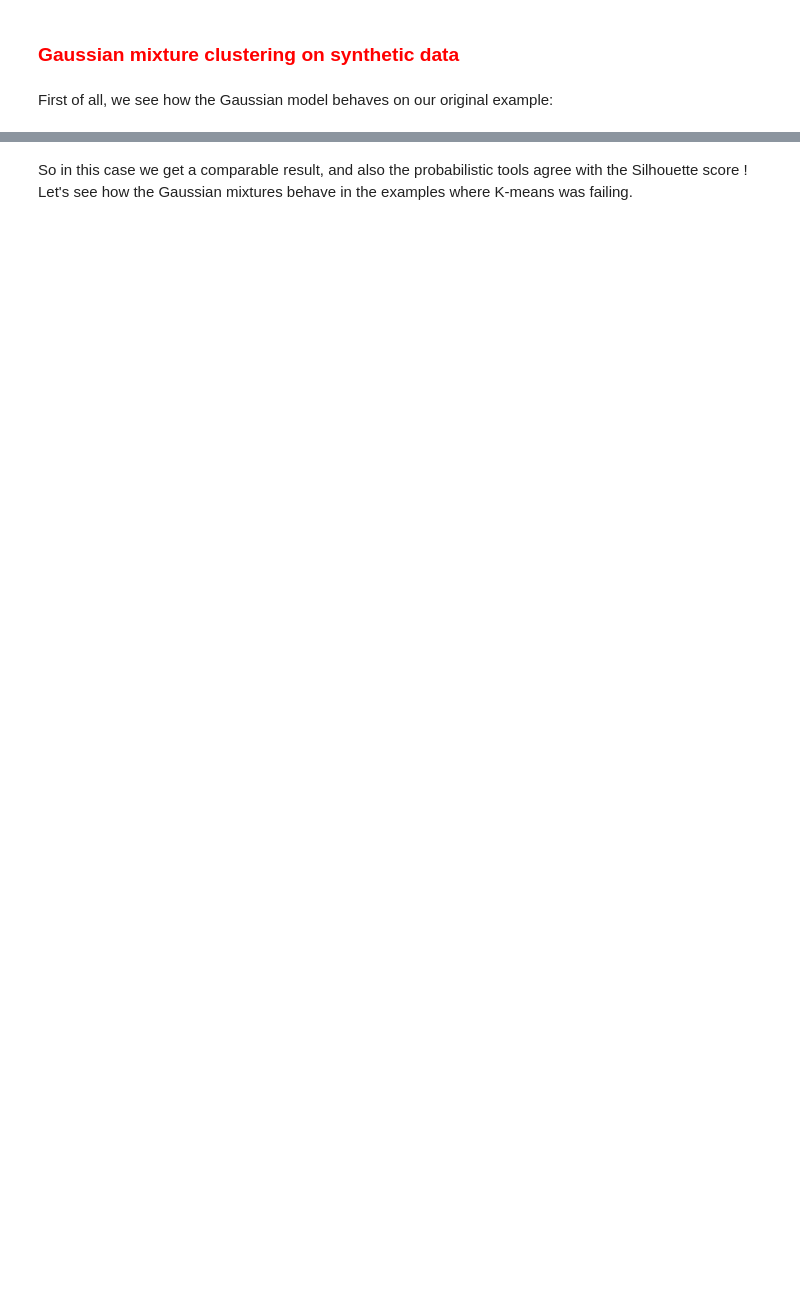
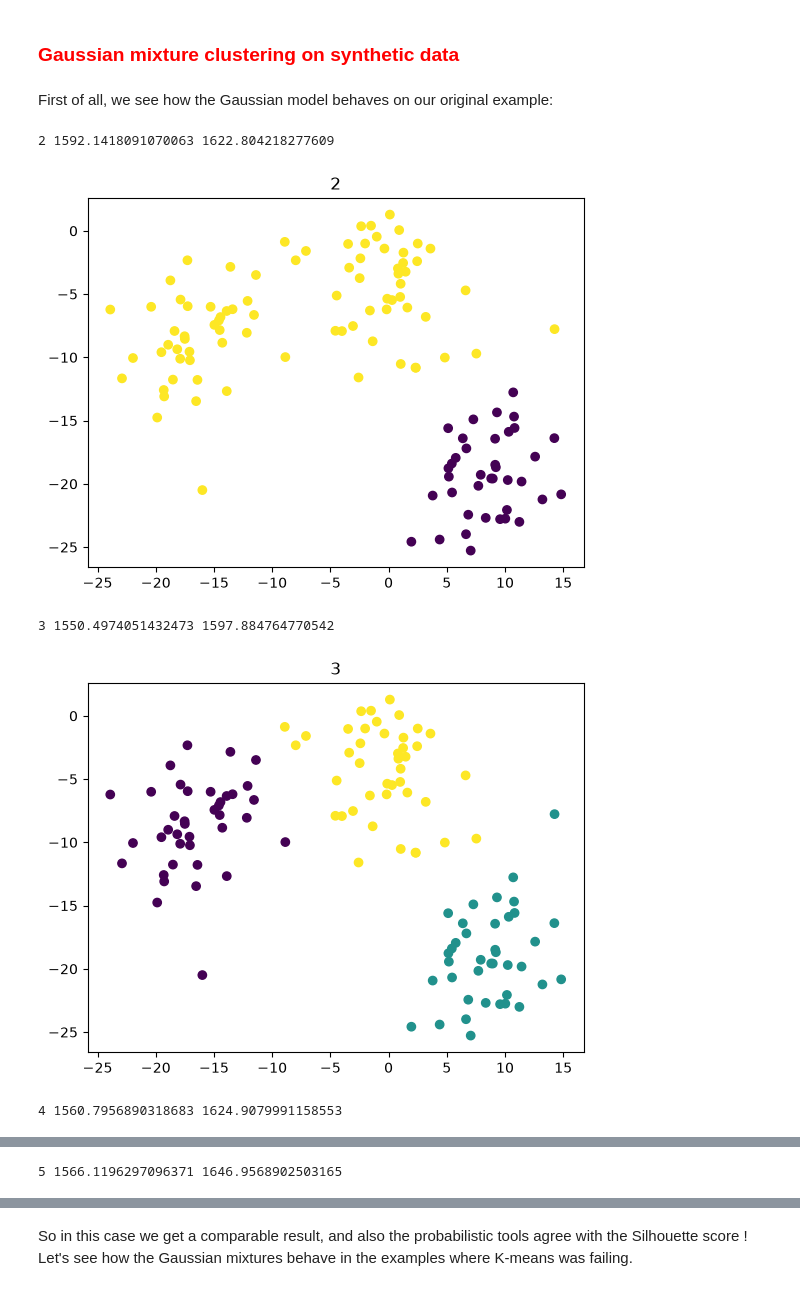
Before and after one commit to dsl-unibe-ch/machine-learning, a Jupyter notebook: 5_ML_UL_Clustering.ipynb, the cells around one changed output, grey strips where cells are left out. Cells and saved outputs as stored; diff of their text form; code cells hidden in the pictures; blank space fills up the shorter version.

Commit message:
add visual representation of cluster algorithms

```diff
--- a/5_ML_UL_Clustering.ipynb
+++ b/5_ML_UL_Clustering.ipynb
@@ -916,20 +923,27 @@ First of all, we see how the Gaussian model behaves on our original example:
 # %%
 points=km_load_th1()
 
 aic=[]
 bic=[]
 sil=[]
 
 for i_comp in range(2,6):
     plt.figure()
     plt.title(str(i_comp))
     clf = GaussianMixture(n_components=i_comp, covariance_type='full')
     clf.fit(points)
-    cluster_labels=clf.predict(points)
+    cluster_labels=clf.predict(points) # Predicted cluster labels for each point (maximum likelihood)
+    cluster_probab=clf.predict_proba(points) ## Probabilities of each point belonging to each cluster
     plt.scatter(points[:,0],points[:,1],c=cluster_labels)
     print(i_comp,clf.aic(points),clf.bic(points))
     score=silhouette_score(points,cluster_labels)
     aic.append(clf.aic(points))
     bic.append(clf.bic(points))
     sil.append(score)
     plt.show()
+# %% [output]
+2 1592.1418091070063 1622.804218277609
+[figure, added]
+3 1550.4974051432473 1597.884764770542
+[figure, added]
+4 1560.7956890318683 1624.9079991158553
@@ -935,0 +951 @@ for i_comp in range(2,6):
+5 1566.1196297096371 1646.9568902503165
```
Also changed, not shown: parts of 8 cells of this notebook.
